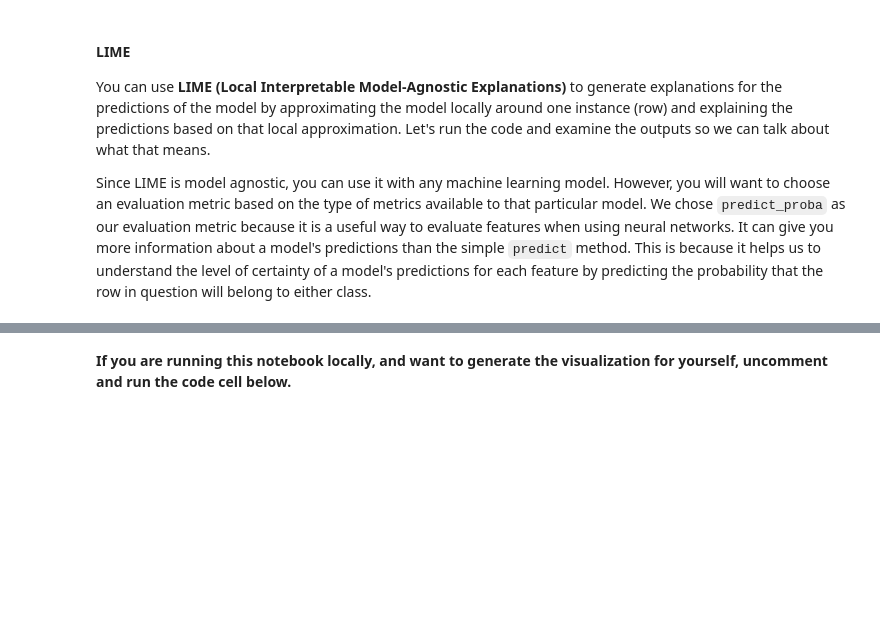
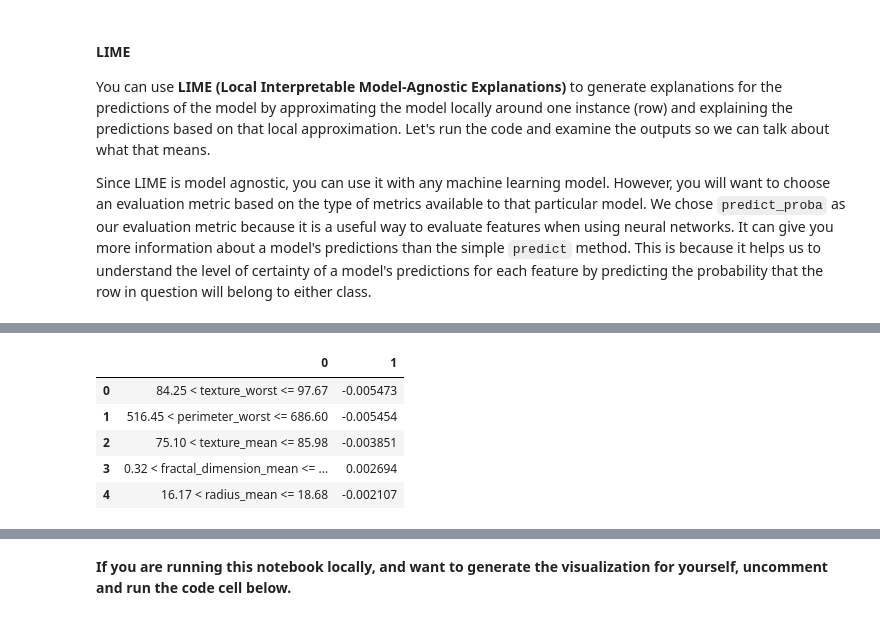
Before and after one commit to scarlettvalentin/dsc-ml-interp-explaining-blackboxes, a Jupyter notebook: index.ipynb, the cells around one changed output, grey strips where cells are left out. Cells and saved outputs as stored; diff of their text form; code cells hidden in the pictures; blank space fills up the shorter version.

```diff
--- a/index.ipynb
+++ b/index.ipynb
@@ -217,18 +253,27 @@ Since LIME is model agnostic, you can use it with any machine learning model. Ho
 # %%
 from lime import lime_tabular
 
 explainer = lime_tabular.LimeTabularExplainer(X_train, feature_names=feature_names)
 
 # Choose a sample to explain
 sample = X_test[0]
 
 # Get the explanation for the sample
 exp = explainer.explain_instance(sample, clf.predict_proba, num_features=5)
 
 # # Print the explanation
-# exp_data = exp.as_list()
+exp_data = exp.as_list()
 
-# exp_df = pd.DataFrame(exp_data)
+exp_df = pd.DataFrame(exp_data)
+
+exp_df
+# %% [output]
+|  | 0 | 1 |
+| 0 | 84.25 < texture_worst <= 97.67 | -0.005473 |
+| 1 | 516.45 < perimeter_worst <= 686.60 | -0.005454 |
+| 2 | 75.10 < texture_mean <= 85.98 | -0.003851 |
+| 3 | 0.32 < fractal_dimension_mean <= ... | 0.002694 |
+| 4 | 16.17 < radius_mean <= 18.68 | -0.002107 |
 # %% [markdown]
 Let's discuss this code block and what it is doing.
 
```
Also changed, not shown: parts of 6 cells of this notebook.
